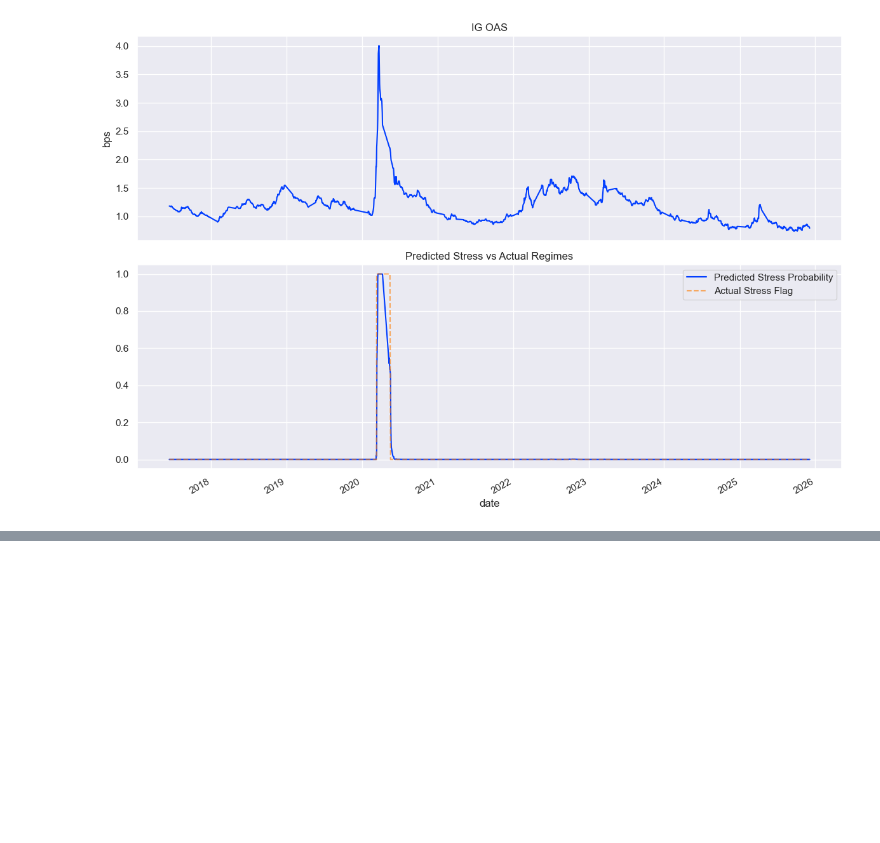
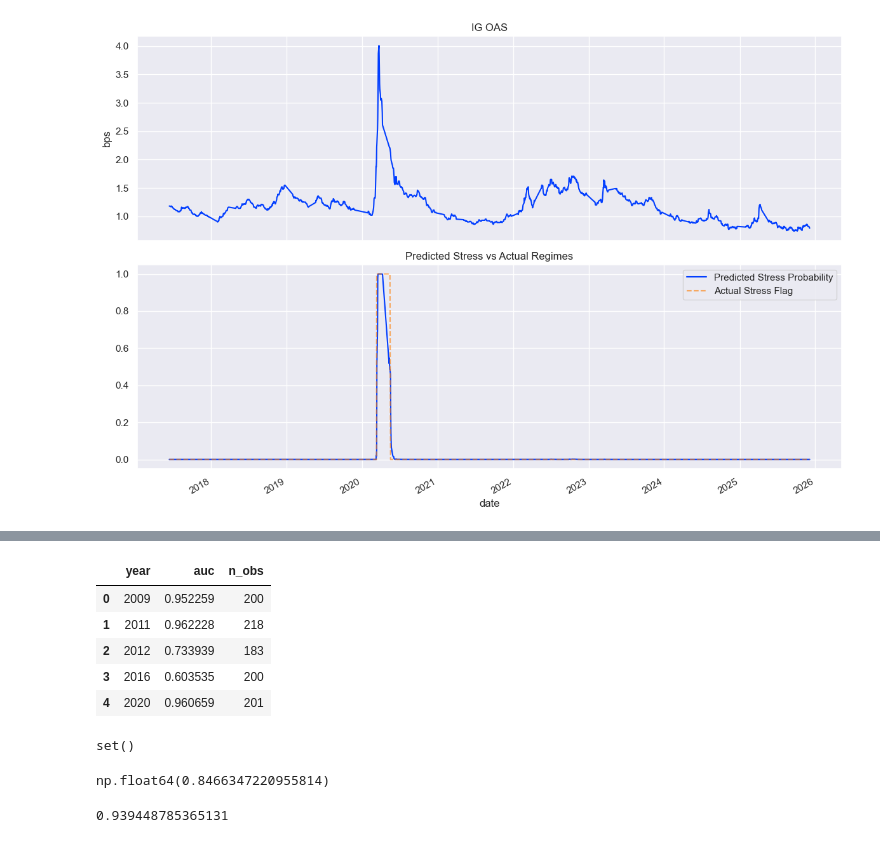
Before and after one commit to WickedoneC/credit_spread_regime, a Jupyter notebook: notebooks/01_eda_spread_regimes.ipynb, the cells around one changed output, grey strips where cells are left out. Drawn from its saved outputs; the diff is of its cells as text; code cells hidden in the pictures; blank space fills up the shorter version.

```diff
--- a/notebooks/01_eda_spread_regimes.ipynb
+++ b/notebooks/01_eda_spread_regimes.ipynb
@@ -221,0 +379,27 @@ plt.show()
+# %%
+res_df
+# %% [output]
+|  | year | auc | n_obs |
+| 0 | 2009 | 0.952259 | 200 |
+| 1 | 2011 | 0.962228 | 218 |
+| 2 | 2012 | 0.733939 | 183 |
+| 3 | 2016 | 0.603535 | 200 |
+| 4 | 2020 | 0.960659 | 201 |
+# %%
+# This should NOT exist in feature set anymore:
+set(feature_cols) & {"ig_oas", "ig_oas_lag1", "ig_oas_roll_vol"}
+# %% [output]
+set()
+# %%
+# Observation-weighted mean ROC AUC across walk-forward years.
+
+import numpy as np
+
+weighted_auc = np.average(
+    res_df["auc"],
+    weights=res_df["n_obs"]
+)
+
+weighted_auc
+# %% [output]
+np.float64(0.8466347220955814)
@@ -221,0 +431,8 @@ plt.show()
+# %%
+y_all = pd.concat(all_y)
+proba_all = pd.concat(all_proba)
+
+pooled_auc = roc_auc_score(y_all, proba_all)
+pooled_auc
+# %% [output]
+0.939448785365131
```
Also changed, not shown: parts of 11 cells of this notebook.
